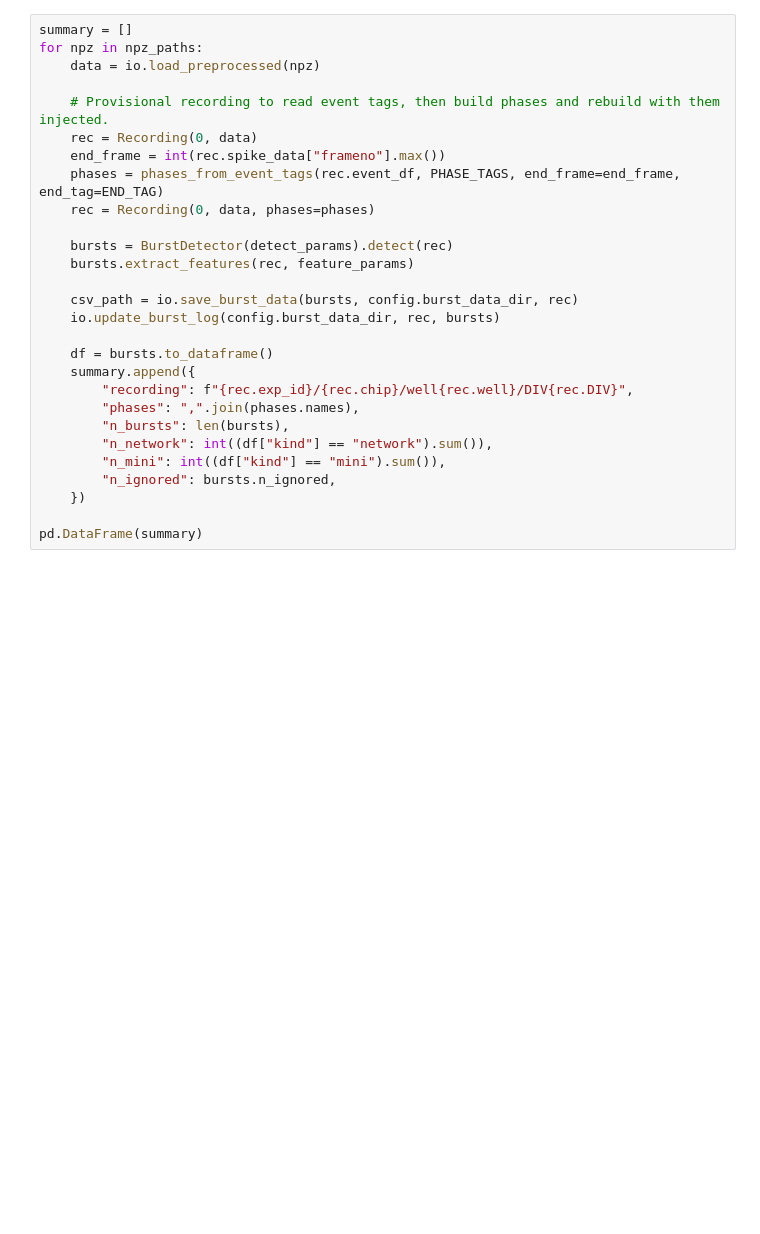
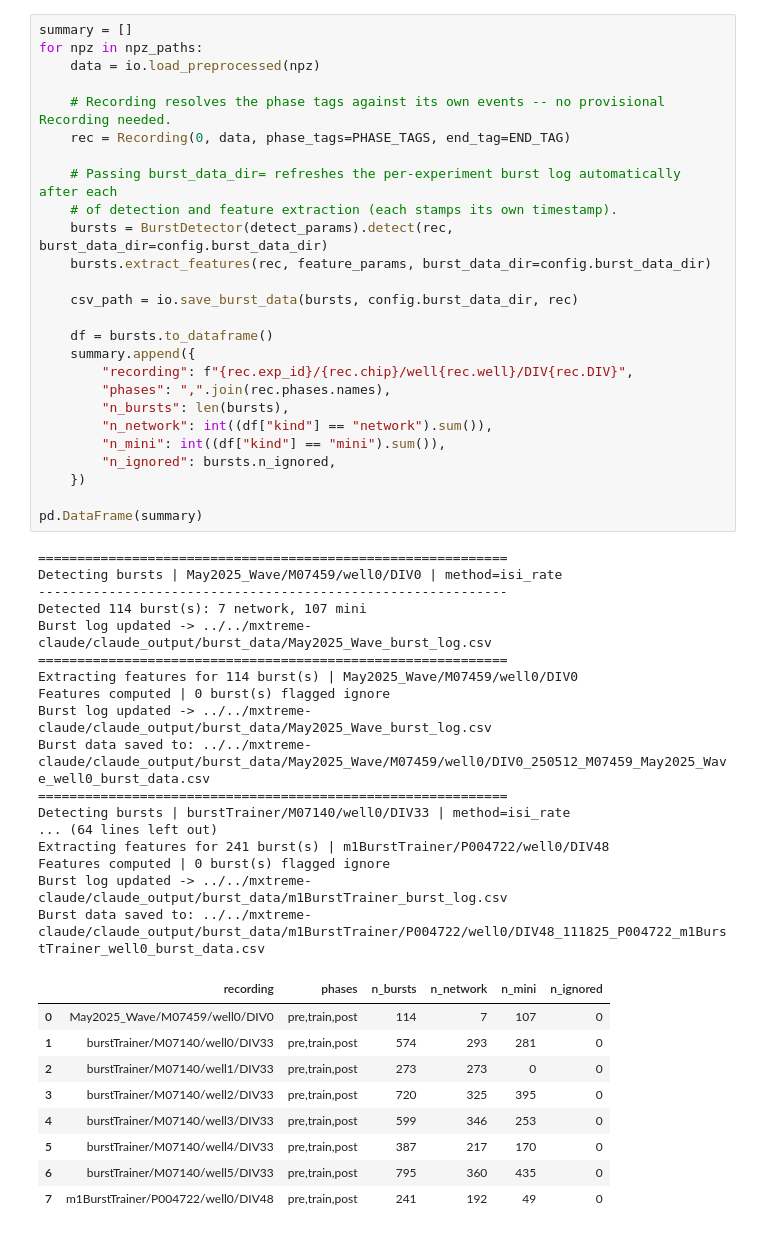
Before and after one commit to Project-HAL/MXtreme, a Jupyter notebook: examples/burst_detection.ipynb, the cells around one changed output. Drawn from its saved outputs; the diff is of its cells as text; blank space fills up the shorter version.

```diff
--- a/examples/burst_detection.ipynb
+++ b/examples/burst_detection.ipynb
@@ -75,29 +99,54 @@ extract features → save the burst CSV and update the per-experiment burst log.
 # %%
 summary = []
 for npz in npz_paths:
     data = io.load_preprocessed(npz)
 
-    # Provisional recording to read event tags, then build phases and rebuild with them injected.
-    rec = Recording(0, data)
-    end_frame = int(rec.spike_data["frameno"].max())
-    phases = phases_from_event_tags(rec.event_df, PHASE_TAGS, end_frame=end_frame, end_tag=END_TAG)
-    rec = Recording(0, data, phases=phases)
+    # Recording resolves the phase tags against its own events -- no provisional Recording needed.
+    rec = Recording(0, data, phase_tags=PHASE_TAGS, end_tag=END_TAG)
 
-    bursts = BurstDetector(detect_params).detect(rec)
-    bursts.extract_features(rec, feature_params)
+    # Passing burst_data_dir= refreshes the per-experiment burst log automatically after each
+    # of detection and feature extraction (each stamps its own timestamp).
+    bursts = BurstDetector(detect_params).detect(rec, burst_data_dir=config.burst_data_dir)
+    bursts.extract_features(rec, feature_params, burst_data_dir=config.burst_data_dir)
 
     csv_path = io.save_burst_data(bursts, config.burst_data_dir, rec)
-    io.update_burst_log(config.burst_data_dir, rec, bursts)
 
     df = bursts.to_dataframe()
     summary.append({
         "recording": f"{rec.exp_id}/{rec.chip}/well{rec.well}/DIV{rec.DIV}",
-        "phases": ",".join(phases.names),
+        "phases": ",".join(rec.phases.names),
         "n_bursts": len(bursts),
         "n_network": int((df["kind"] == "network").sum()),
         "n_mini": int((df["kind"] == "mini").sum()),
         "n_ignored": bursts.n_ignored,
     })
 
 pd.DataFrame(summary)
+# %% [output]
+============================================================
+Detecting bursts | May2025_Wave/M07459/well0/DIV0 | method=isi_rate
+------------------------------------------------------------
+Detected 114 burst(s): 7 network, 107 mini
+Burst log updated -> ../../mxtreme-claude/claude_output/burst_data/May2025_Wave_burst_log.csv
+============================================================
+Extracting features for 114 burst(s) | May2025_Wave/M07459/well0/DIV0
+Features computed | 0 burst(s) flagged ignore
+Burst log updated -> ../../mxtreme-claude/claude_output/burst_data/May2025_Wave_burst_log.csv
+Burst data saved to: ../../mxtreme-claude/claude_output/burst_data/May2025_Wave/M07459/well0/DIV0_250512_M07459_May2025_Wave_well0_burst_data.csv
+============================================================
+Detecting bursts | burstTrainer/M07140/well0/DIV33 | method=isi_rate
+... (64 lines left out)
+Extracting features for 241 burst(s) | m1BurstTrainer/P004722/well0/DIV48
+Features computed | 0 burst(s) flagged ignore
+Burst log updated -> ../../mxtreme-claude/claude_output/burst_data/m1BurstTrainer_burst_log.csv
+Burst data saved to: ../../mxtreme-claude/claude_output/burst_data/m1BurstTrainer/P004722/well0/DIV48_111825_P004722_m1BurstTrainer_well0_burst_data.csv
+|  | recording | phases | n_bursts | n_network | n_mini | n_ignored |
+| 0 | May2025_Wave/M07459/well0/DIV0 | pre,train,post | 114 | 7 | 107 | 0 |
+| 1 | burstTrainer/M07140/well0/DIV33 | pre,train,post | 574 | 293 | 281 | 0 |
+| 2 | burstTrainer/M07140/well1/DIV33 | pre,train,post | 273 | 273 | 0 | 0 |
+| 3 | burstTrainer/M07140/well2/DIV33 | pre,train,post | 720 | 325 | 395 | 0 |
+| 4 | burstTrainer/M07140/well3/DIV33 | pre,train,post | 599 | 346 | 253 | 0 |
+| 5 | burstTrainer/M07140/well4/DIV33 | pre,train,post | 387 | 217 | 170 | 0 |
+| 6 | burstTrainer/M07140/well5/DIV33 | pre,train,post | 795 | 360 | 435 | 0 |
+| 7 | m1BurstTrainer/P004722/well0/DIV48 | pre,train,post | 241 | 192 | 49 | 0 |
 # %% [markdown]
```
Also changed, not shown: parts of 19 cells of this notebook, 6 other files.
